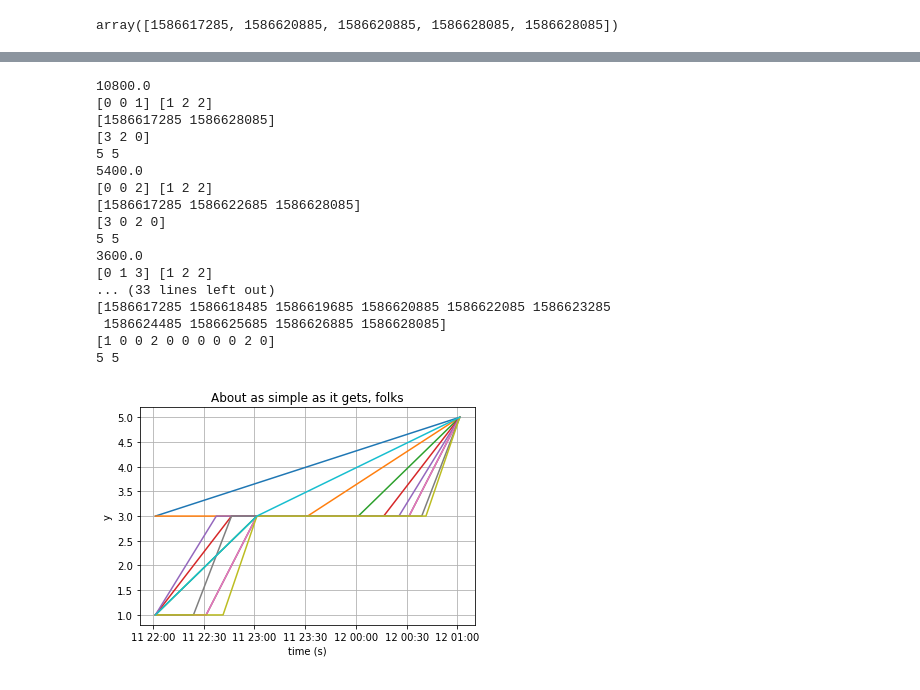
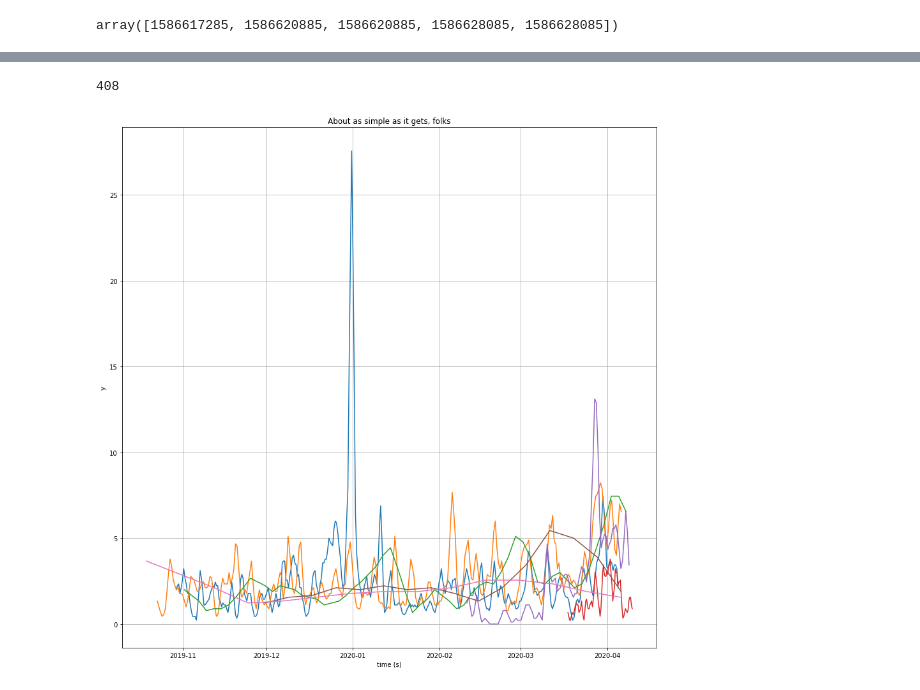
Before and after one commit to AzaubaevViktor/vk_grabber, a Jupyter notebook: word_downloader.ipynb, the cells around one changed output, grey strips where cells are left out. Cells and saved outputs as stored; diff of their text form; code cells hidden in the pictures.

```diff
--- a/word_downloader.ipynb
+++ b/word_downloader.ipynb
@@ -162,3 +153,24 @@ fig.show()
 word.slice().t
 # %% [output]
 array([1586617285, 1586620885, 1586620885, 1586628085, 1586628085])
+# %%
+words = {}
+
+async for item in ctx.db.db.Word.aggregate([
+   { "$match": {}},
+   { "$group": {
+       "_id": "$word",
+       "count": { "$sum": 1 }
+   }},
+   {'$sort': {'count': -1}}
+]):
+    name = item['_id']
+    count = item['count']
+    if count < 500:
+        continue
+
+    words[name] = Word(name)
+    print(f"Download word: {name}")
+    await words[name].download()
+
+print(f"READY! Download {len(words)} words")
@@ -165,48 +195,49 @@ array([1586617285, 1586620885, 1586620885, 1586628085, 1586628085])
+# %%
+_words_backup_link = words
+len(words)
+# %% [output]
+408
 # %%
 import matplotlib
 import matplotlib.pyplot as plt
 import numpy as np
 
 # Data for plotting
 from datetime import datetime
 
 fig, ax = plt.subplots()
 
+fig.set_figwidth(15)
+fig.set_figheight(15)
+
 def plot(ax, word, name):
     t = [datetime.fromtimestamp(ts) for ts in word.t]
     s = word.v
 
-    ax.plot(t, s, label=[name])
+    ax.plot(t, s, label=name)
 
 ax.set(xlabel='time (s)', ylabel='y',
        title='About as simple as it gets, folks')
 ax.grid()
 
+for ks in "новый", "когда", "рубль", "карантин", ("коронавирус", "вирус", "короновирус"), ("путин", "президент"):
+    if not isinstance(ks, tuple):
+        ks = (ks, )
 
-for i in range(1, 10):
-    plot(ax, word.slice().to_grid(i/2).integrate(), name=f"grid_{i/2}")
+    for k in ks:
+        if k not in words:
+            words[k] = Word(k)
+            await words[k].download()
 
-plot(ax, word.slice().integrate(), name="slice+int")
+    word = words[ks[0]]
+    for k in ks[1:]:
+        word += words[k]
+
+    plot(ax, word.slice().to_grid(1 / 3).moving_avg(periods=6), name=k)
+
+# plot(ax, word.slice().integrate().diff().moving_avg(periods=12), name="slice+int")
 
 
-fig.savefig("test.png")
 plt.show()
 # %% [output]
-10800.0
-[0 0 1] [1 2 2]
-[1586617285 1586628085]
-[3 2 0]
-5 5
-5400.0
-[0 0 2] [1 2 2]
-[1586617285 1586622685 1586628085]
-[3 0 2 0]
-5 5
-3600.0
-[0 1 3] [1 2 2]
-... (33 lines left out)
-[1586617285 1586618485 1586619685 1586620885 1586622085 1586623285
- 1586624485 1586625685 1586626885 1586628085]
-[1 0 0 2 0 0 0 0 0 2 0]
-5 5
-[figure, old version]
+[figure, new version]
```
Also changed, not shown: parts of 8 cells of this notebook.
